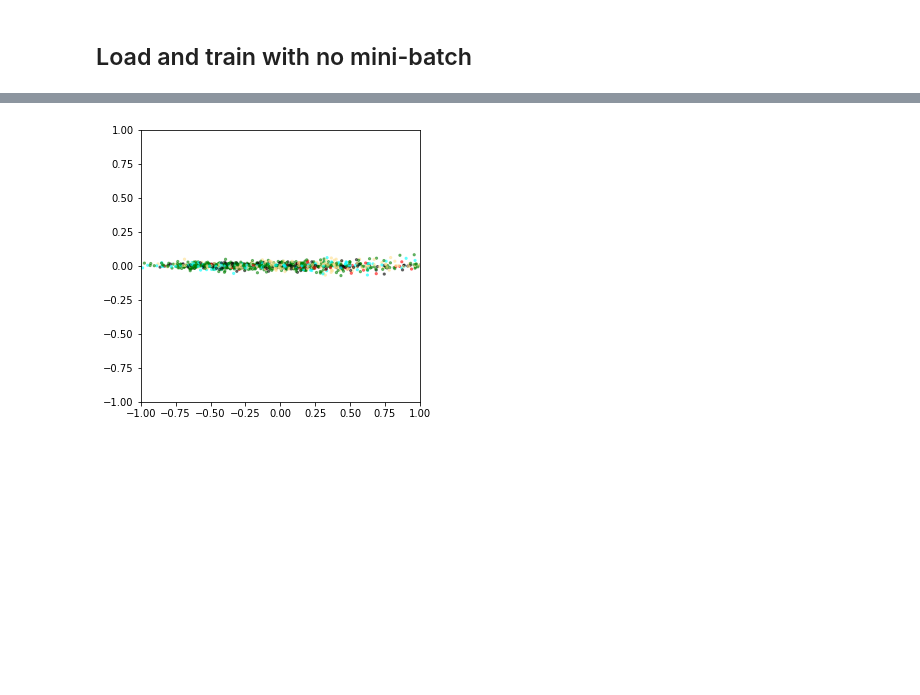
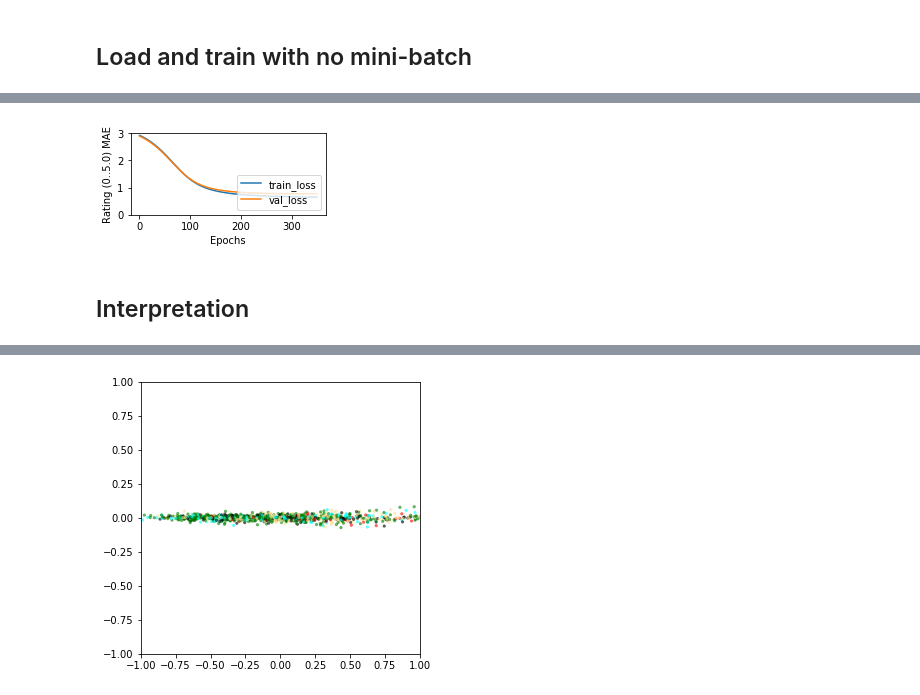
Before and after one commit to parrt/playdl, a Jupyter notebook: notebooks/collaborative-filtering-pytorch-optimizers.ipynb, the cells around one changed output, grey strips where cells are left out. Cells and saved outputs as stored; diff of their text form; code cells hidden in the pictures; blank space fills up the shorter version.

```diff
--- a/notebooks/collaborative-filtering-pytorch-optimizers.ipynb
+++ b/notebooks/collaborative-filtering-pytorch-optimizers.ipynb
@@ -249,0 +189,46 @@ Epoch 280 L2 MSE loss 0.553, 0.950   MAE 0.544, 0.753
+# %%
+def train(df, epochs=350, nfactors=10, print_every=30):
+    data = torch.tensor( df[['userId','movieId','rating']].values )
+    X_train, X_valid, y_train, y_valid = train_test_split(data, 0.20)
+    print(f"{len(X_train)} training and {len(X_valid)} test records")
+
+    model = CollabFilter(nusers, nmovies, nfactors=nfactors)
+    loss_fn = torch.nn.MSELoss()
+
+    learning_rate = 0.002
+    optimizer = torch.optim.Adam(model.parameters(), lr=learning_rate, weight_decay=0.00000002) # model.parameters is just [U,M]
+
+    history = []
+
+    # Start history with what random weights show
+    with torch.no_grad():
+        loss = loss_fn(model(X_train), y_train)
+        loss_valid = loss_fn(model(X_valid), y_valid)
+        mae_train = mae(model(X_train), y_train).detach().item()
+        mae_valid = mae(model(X_valid), y_valid).detach().item()
+    history.append( (loss, loss_valid) )
+    print(f"Init      L2 MSE loss {loss:4.3f}, {loss_valid:4.3f}   MAE {mae_train:4.3f}, {mae_valid:4.3f}")
+
+    for t in range(epochs):
+        r_pred = model(X_train)
+        loss = loss_fn(r_pred, y_train)
+
+        optimizer.zero_grad()
+        loss.backward() # autograd computes U.grad and M.grad
+        optimizer.step()
+
+        with torch.no_grad():
+            loss_valid = loss_fn(model(X_valid), y_valid)
+            mae_train = mae(model(X_train), y_train).detach().item()
+            mae_valid = mae(model(X_valid), y_valid).detach().item()
+
+        history.append( (loss, loss_valid) )
+        if t % print_every == 0:
+            print(f"Epoch {t:3d} L2 MSE loss {loss:4.3f}, {loss_valid:4.3f}   MAE {mae_train:4.3f}, {mae_valid:4.3f}")
+
+    history = torch.tensor(history)
+    return model, history
+# %%
+model, history = train(df, epochs=350, nfactors=10)
+plot_history(history, yrange=(0,3), figsize=(3.5,1.5))
+# %% [output]
@@ -249,0 +249,3 @@ Epoch 280 L2 MSE loss 0.553, 0.950   MAE 0.544, 0.753
+[figure, added]
+# %% [markdown]
+## Interpretation
```
Also changed, not shown: parts of 17 cells of this notebook.
